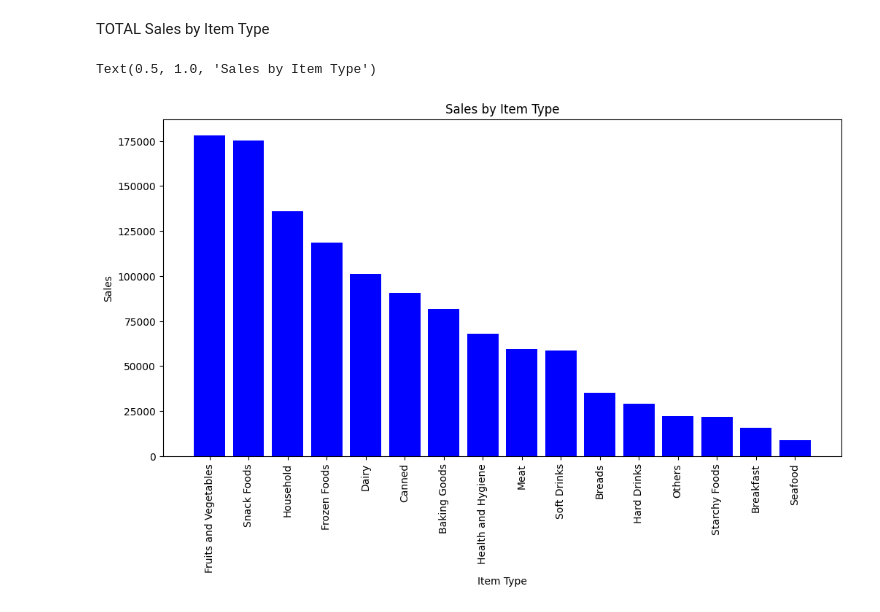
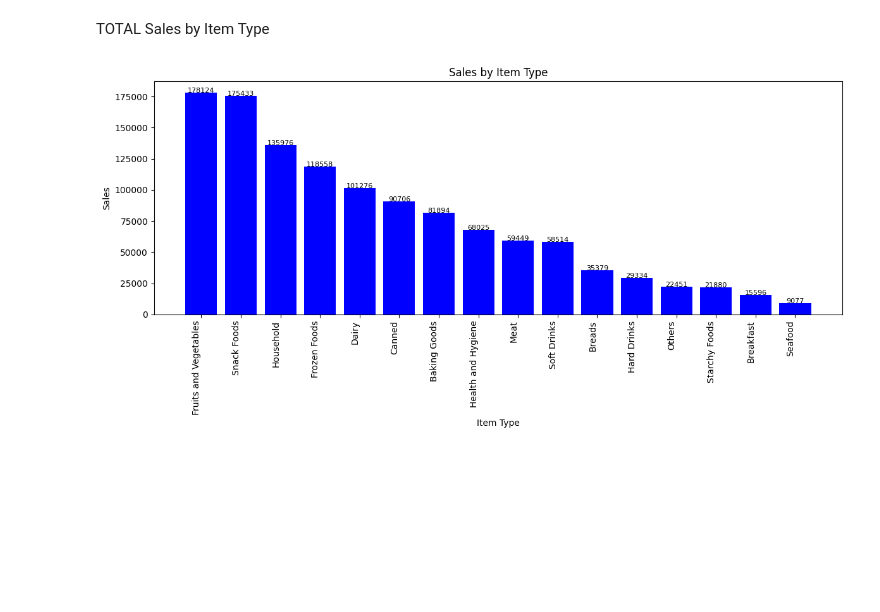
Before and after one commit to 31Vivekkumar/Python-Project-Blinkit, a Jupyter notebook: BlinkIt.ipynb, the cells around one changed output. Drawn from its saved outputs; the diff is of its cells as text; code cells hidden in the pictures; blank space fills up the shorter version.

Commit message:
Bars and Charts added

```diff
--- a/BlinkIt.ipynb
+++ b/BlinkIt.ipynb
@@ -123,13 +123,19 @@ TOTAL Sales by Item Type
 # %%
 sales_by_type = df.groupby('Item Type')['Sales'].sum().sort_values(ascending=False)
 plt.figure(figsize=(12, 6))
 
 bars = plt.bar(sales_by_type.index, sales_by_type.values, color='blue')
 
-plt.xticks(rotation=90)
+plt.xticks(rotation=90, ha='right')
 plt.xlabel('Item Type')
 plt.ylabel('Sales')
 plt.title('Sales by Item Type')
+
+for bar in bars:
+    plt.text(bar.get_x()+ bar.get_width()/2 , bar.get_height() - 1000,
+             str(int(bar.get_height())), ha='center', va='bottom', fontsize=8)
+
+plt.tight_layout()
+plt.show()
 # %% [output]
-Text(0.5, 1.0, 'Sales by Item Type')
-[figure, old version]
+[figure, new version]
```
